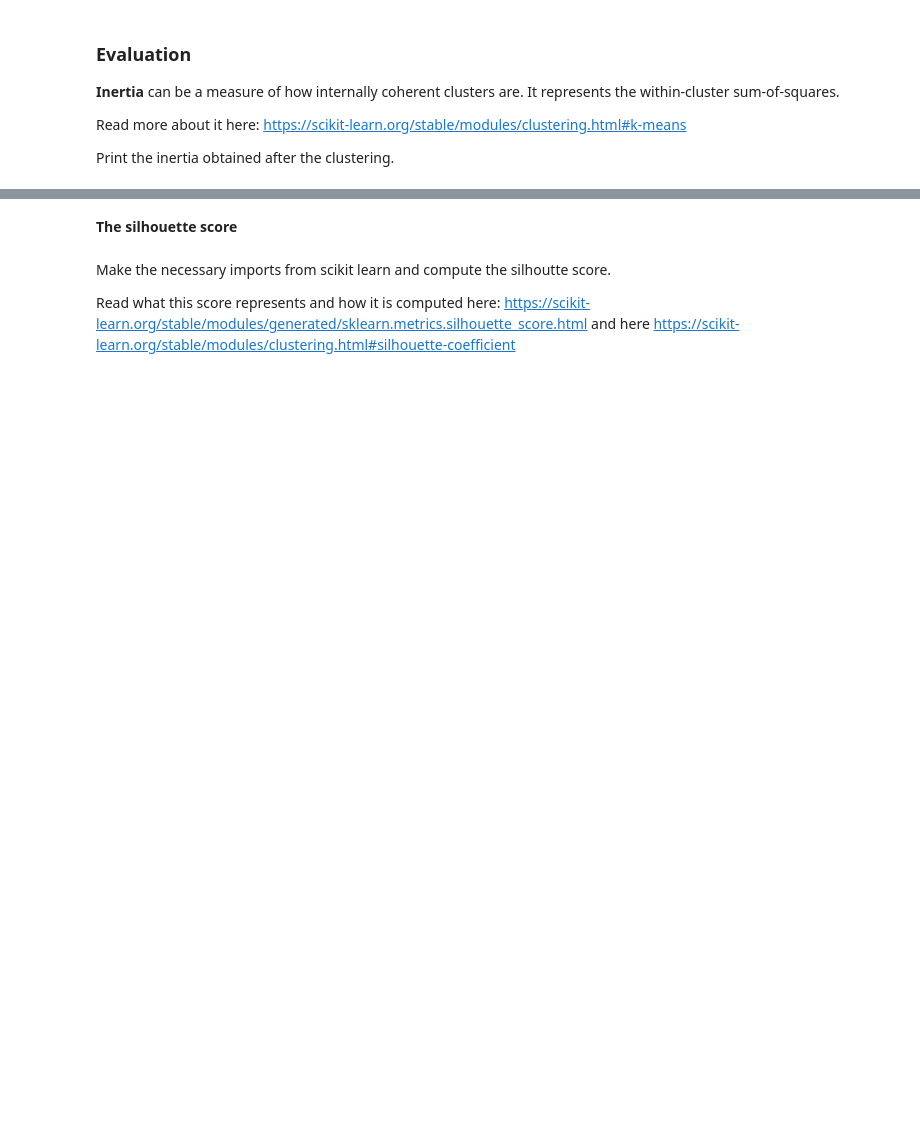
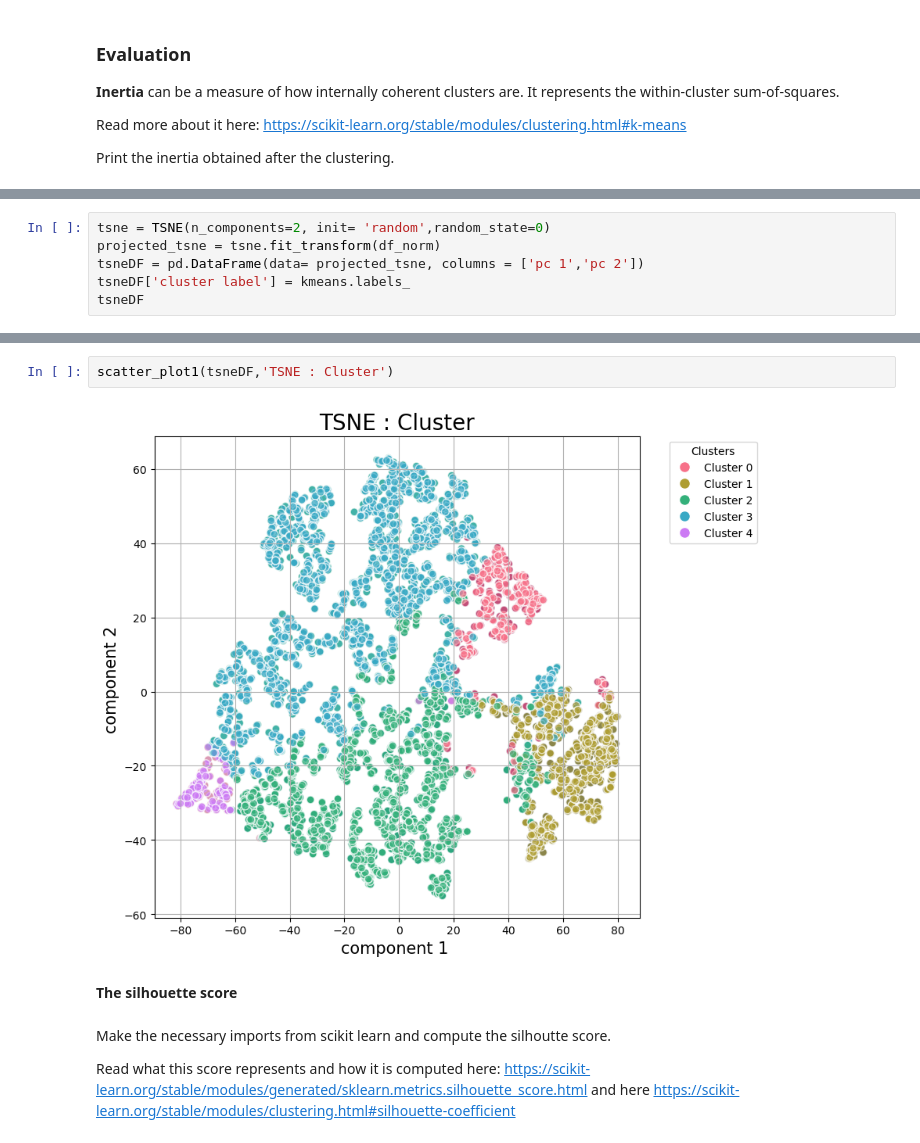
Before and after one commit to Lisiane-von-ahn/Clustering, a Jupyter notebook: notebook/Clustering.ipynb, the cells around one changed output, grey strips where cells are left out. Drawn from its saved outputs; the diff is of its cells as text; blank space fills up the shorter version.

```diff
--- a/notebook/Clustering.ipynb
+++ b/notebook/Clustering.ipynb
@@ -243,0 +339,6 @@ Print the inertia obtained after the clustering.
+# %%
+tsne = TSNE(n_components=2, init= 'random',random_state=0)
+projected_tsne = tsne.fit_transform(df_norm)
+tsneDF = pd.DataFrame(data= projected_tsne, columns = ['pc 1','pc 2'])
+tsneDF['cluster label'] = kmeans.labels_
+tsneDF
@@ -244,3 +359,7 @@ Print the inertia obtained after the clustering.
+# %%
+scatter_plot1(tsneDF,'TSNE : Cluster')
+# %% [output]
+[figure, added]
 # %% [markdown]
 **The silhouette score**
 # %% [markdown]
```
Also changed, not shown: parts of 44 cells of this notebook.
